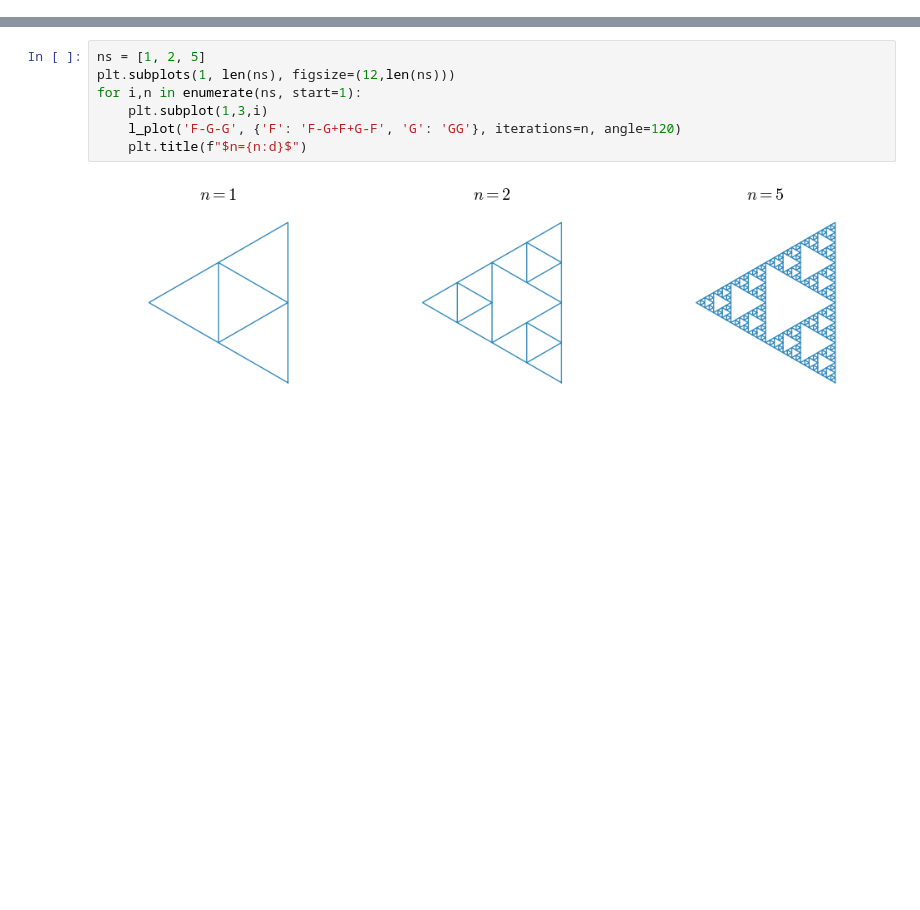
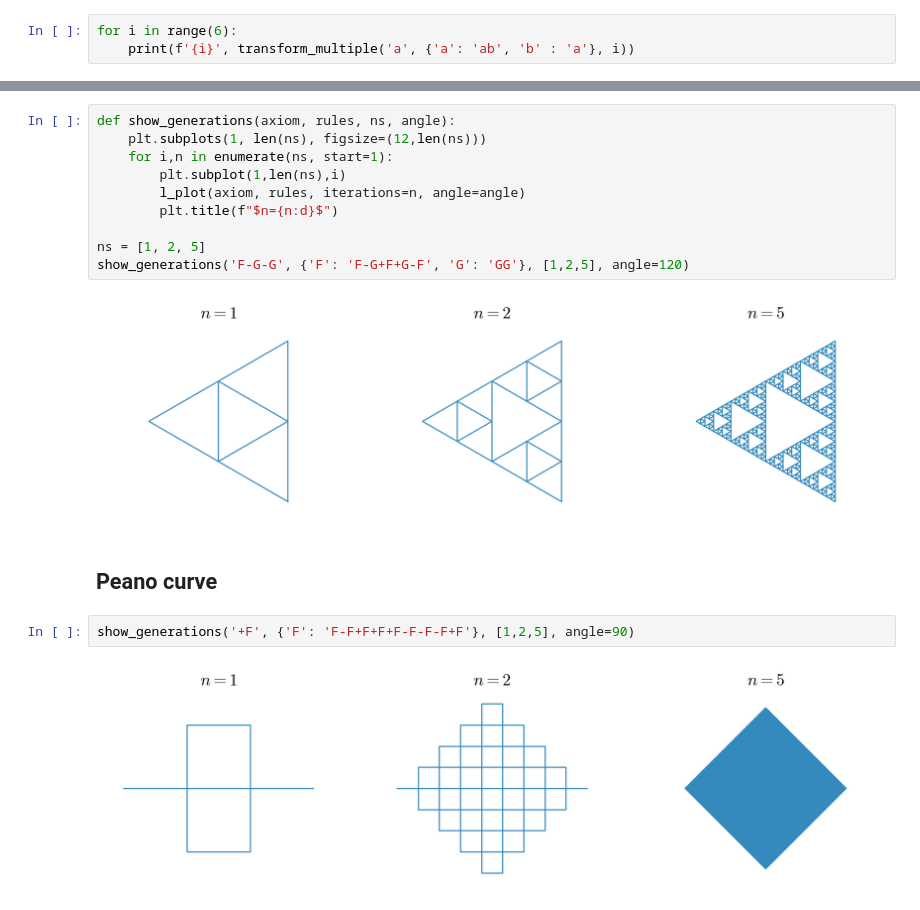
Before and after one commit to mmarzolla/chaos-fractals-phd-course, a Jupyter notebook: L-systems.ipynb, the cells around one changed output, grey strips where cells are left out. Cells and saved outputs as stored; diff of their text form; blank space fills up the shorter version.

```diff
--- a/L-systems.ipynb
+++ b/L-systems.ipynb
@@ -214,0 +220,3 @@ print('2:', transform_multiple('abba', {'b': 'bab'}, 2))
+# %%
+for i in range(6):
+    print(f'{i}', transform_multiple('a', {'a': 'ab', 'b' : 'a'}, i))
@@ -342,10 +363,19 @@ l_plot('A', {'F': 'FF', 'A': 'F[+AF-[A]--A][---A]'}, 5, 22.5)
 We can draw the [Sierpinski triangle](https://en.wikipedia.org/wiki/Sierpinski_triangle):
 # %%
+def show_generations(axiom, rules, ns, angle):
+    plt.subplots(1, len(ns), figsize=(12,len(ns)))
+    for i,n in enumerate(ns, start=1):
+        plt.subplot(1,len(ns),i)
+        l_plot(axiom, rules, iterations=n, angle=angle)
+        plt.title(f"$n={n:d}$")
+
 ns = [1, 2, 5]
-plt.subplots(1, len(ns), figsize=(12,len(ns)))
-for i,n in enumerate(ns, start=1):
-    plt.subplot(1,3,i)
-    l_plot('F-G-G', {'F': 'F-G+F+G-F', 'G': 'GG'}, iterations=n, angle=120)
-    plt.title(f"$n={n:d}$")
+show_generations('F-G-G', {'F': 'F-G+F+G-F', 'G': 'GG'}, [1,2,5], angle=120)
 # %% [output]
 [figure]
+# %% [markdown]
+## Peano curve
+# %%
+show_generations('+F', {'F': 'F-F+F+F+F-F-F-F+F'}, [1,2,5], angle=90)
+# %% [output]
+[figure, added]
```
Also changed, not shown: parts of 15 cells of this notebook, 1 other file.
